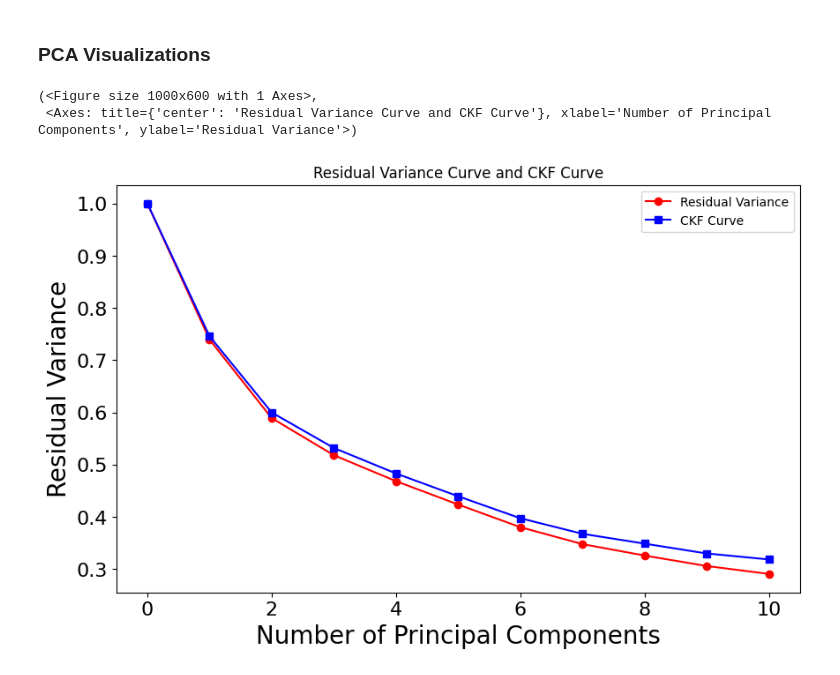
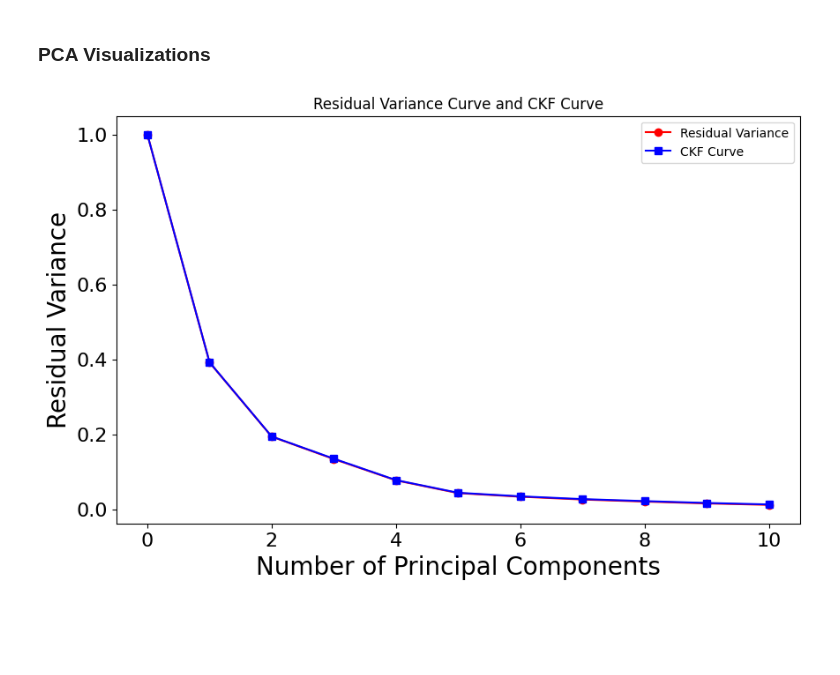
Before and after one commit to CoDaSLab/MSPC-Seismic, a Jupyter notebook: exploration/IGARSS.ipynb, the cells around one changed output. Cells and saved outputs as stored; diff of their text form; code cells hidden in the pictures; blank space fills up the shorter version.

```diff
--- a/exploration/IGARSS.ipynb
+++ b/exploration/IGARSS.ipynb
@@ -39,7 +43,7 @@ sensors_lp = sensors[
 # %%
 from datetime import datetime, timedelta
-starttime = datetime(2021, 9, 14)
-endtime = datetime(2021, 9, 26)
+starttime = datetime(2021, 9, 15)
+endtime = datetime(2021, 9, 20)
 data_path = "/SCRATCH/TIC270/gsus/data/involcan/mseed/"
 channels = ["HHE", "HHN", "HHZ"]
 sensors = eruption_sensors
@@ -64,15 +87,25 @@ from msa.feature_extraction import features
 from msa.visualization import plot
 # %%
 sr = st[0].stats.sampling_rate
-signal = st[0].data
-# time = st[0].times()
 
+window_length = 18 # s
+window_samples = int(window_length*sr)
+# shift = window_length*1000 #s
+shift = 3600 #s
+hop = int(shift*sr)
 
-window_length = 4 # s
-window_samples = int(window_length*sr)
-shift = window_length*1000 #s
-hop = int(shift*sr)
-times, freq, Sxx = features.spectrogram(signal, sr, window_samples, hop, "blackman", "zeros", "linear")
+M = len(sensor_ids)
+times = [[] for _ in range(M)]
+freqs = [[] for _ in range(M)]
+Sxxs  = [[] for _ in range(M)]
+
+for i, sensor_id in enumerate(sensor_ids):
+
+    signal = ST[i][0].data
+    time, freq, Sxx = features.spectrogram(signal, sr, window_samples, hop, "blackman", "zeros", "linear",)
+    times[i] = time[1:]
+    freqs[i] = freq
+    Sxxs[i]  = Sxx[:,1:]
 # %%
 import matplotlib.pyplot as plt
 import matplotlib.dates as mdates
@@ -104,13 +141,13 @@ ax.legend()
 # %% [markdown]
 ### PCA Visualizations
+# %%
+# Data fusion
+data = np.vstack(Sxxs).T
 # %%
 import mspc_pca.plot
-data = Sxx.T
-mspc_pca.plot.var_pca(data, 10)
+mspc_pca.plot.var_pca(data, 10);
 # %% [output]
-(<Figure size 1000x600 with 1 Axes>,
- <Axes: title={'center': 'Residual Variance Curve and CKF Curve'}, xlabel='Number of Principal Components', ylabel='Residual Variance'>)
-[figure, old version]
+[figure, new version]
 # %%
 # !pip install scikit-learn
 # %%
```
Also changed, not shown: parts of 7 cells of this notebook.
